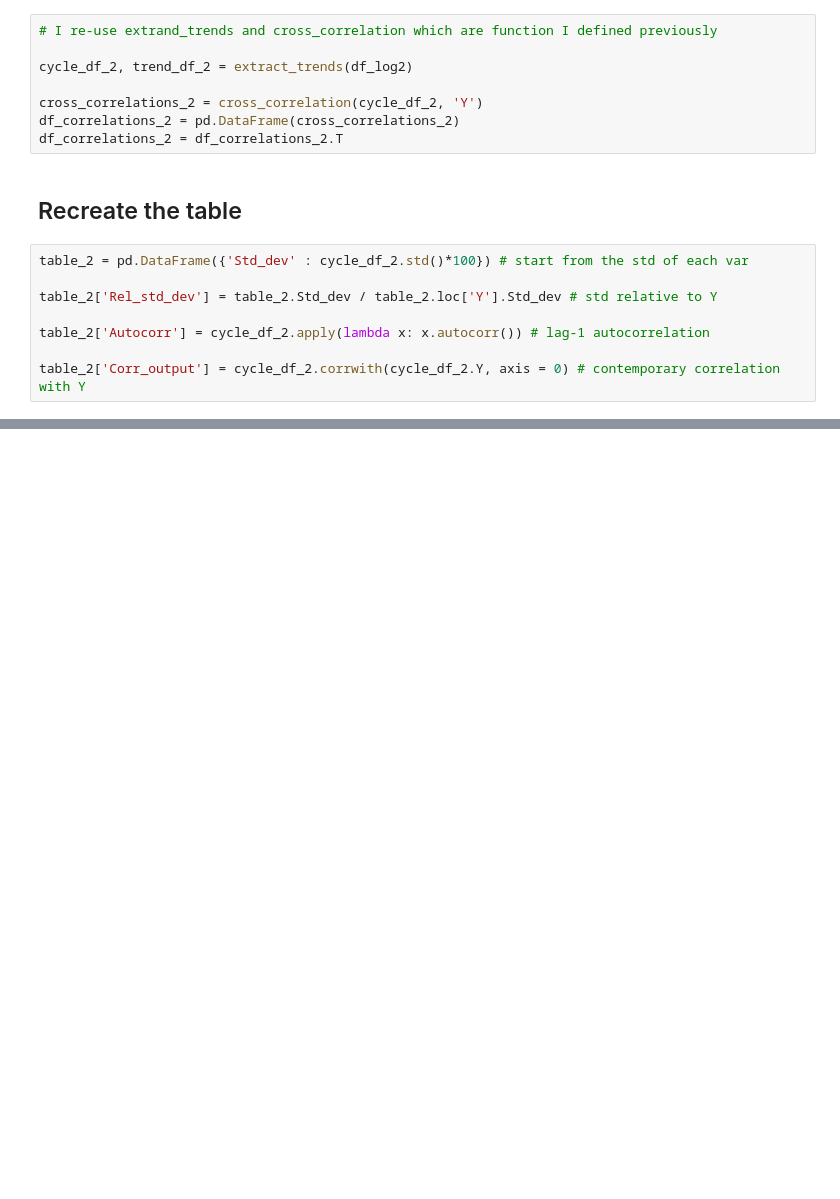
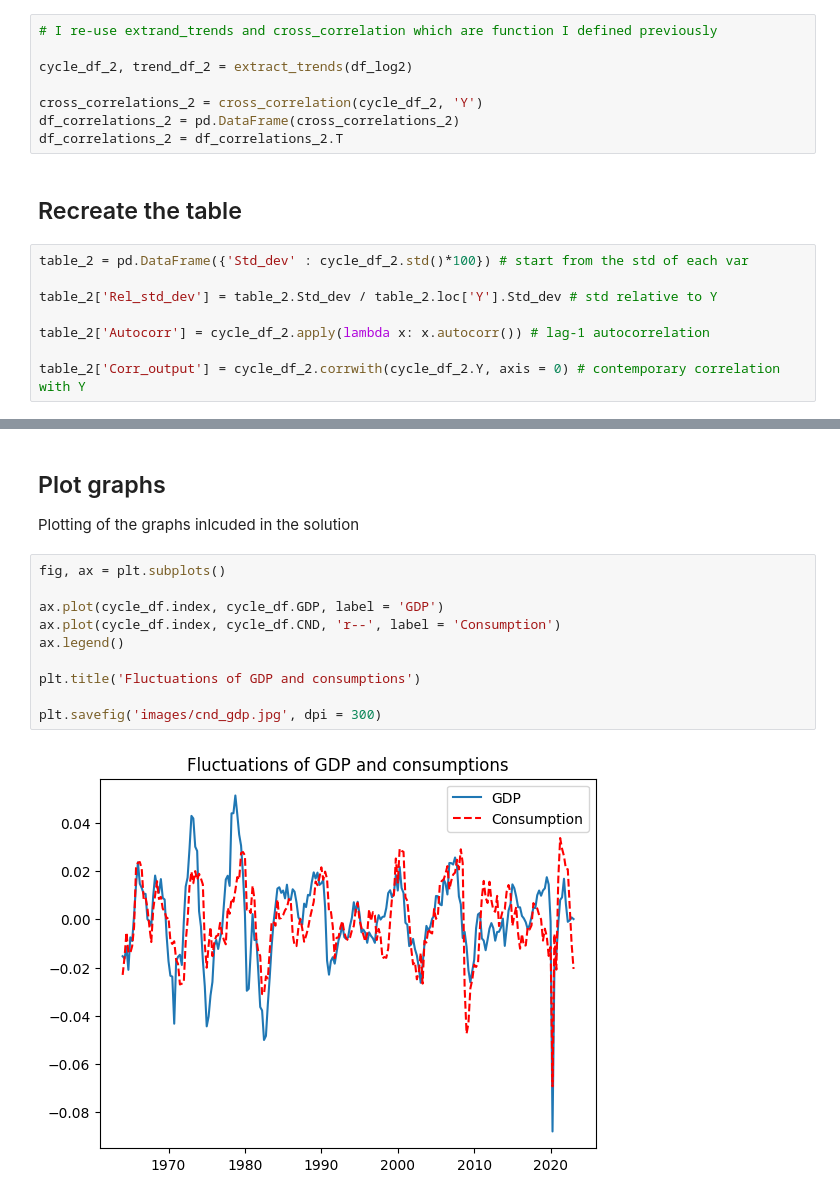
Before and after one commit to pietropadovese/Macro_exercises, a Jupyter notebook: Problem set 1/table_1.ipynb, the cells around one changed output, grey strips where cells are left out. Cells and saved outputs as stored; diff of their text form; blank space fills up the shorter version.

```diff
--- a/Problem set 1/table_1.ipynb
+++ b/Problem set 1/table_1.ipynb
@@ -324,0 +362,15 @@ table_2['Corr_output'] = cycle_df_2.corrwith(cycle_df_2.Y, axis = 0) # contempor
+# %% [markdown]
+## Plot graphs
+Plotting of the graphs inlcuded in the solution
+# %%
+fig, ax = plt.subplots()
+
+ax.plot(cycle_df.index, cycle_df.GDP, label = 'GDP')
+ax.plot(cycle_df.index, cycle_df.CND, 'r--', label = 'Consumption')
+ax.legend()
+
+plt.title('Fluctuations of GDP and consumptions')
+
+plt.savefig('images/cnd_gdp.jpg', dpi = 300)
+# %% [output]
+[figure, added]
```
Also changed, not shown: parts of 37 cells of this notebook, 13 other files.
